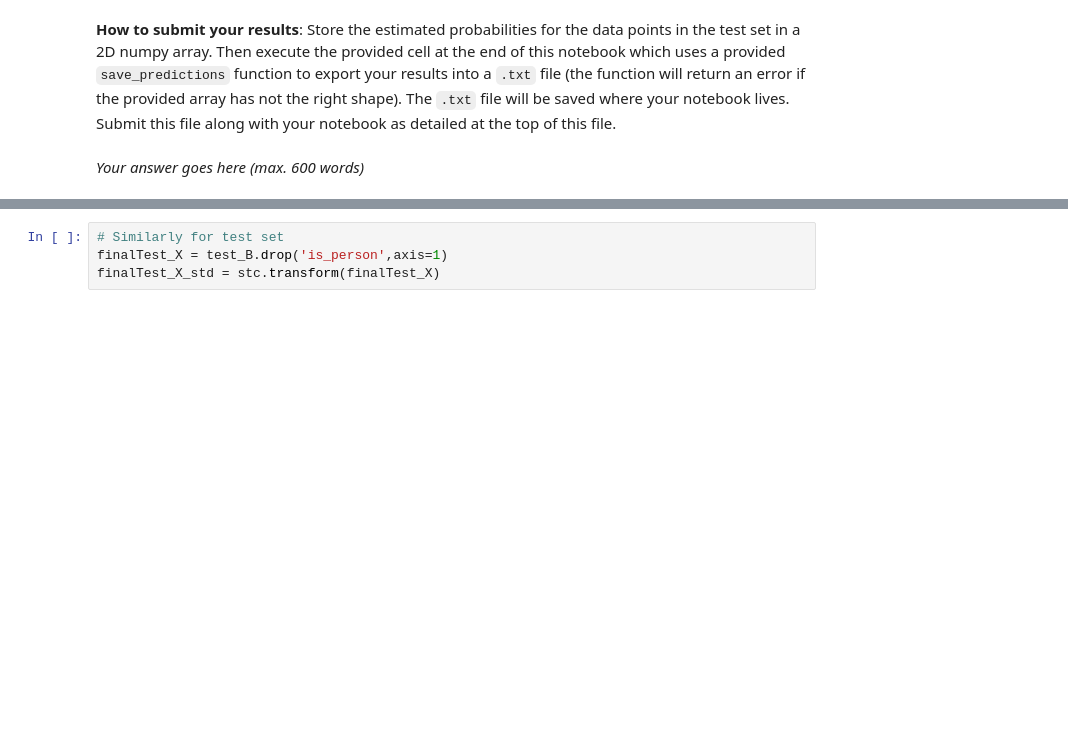
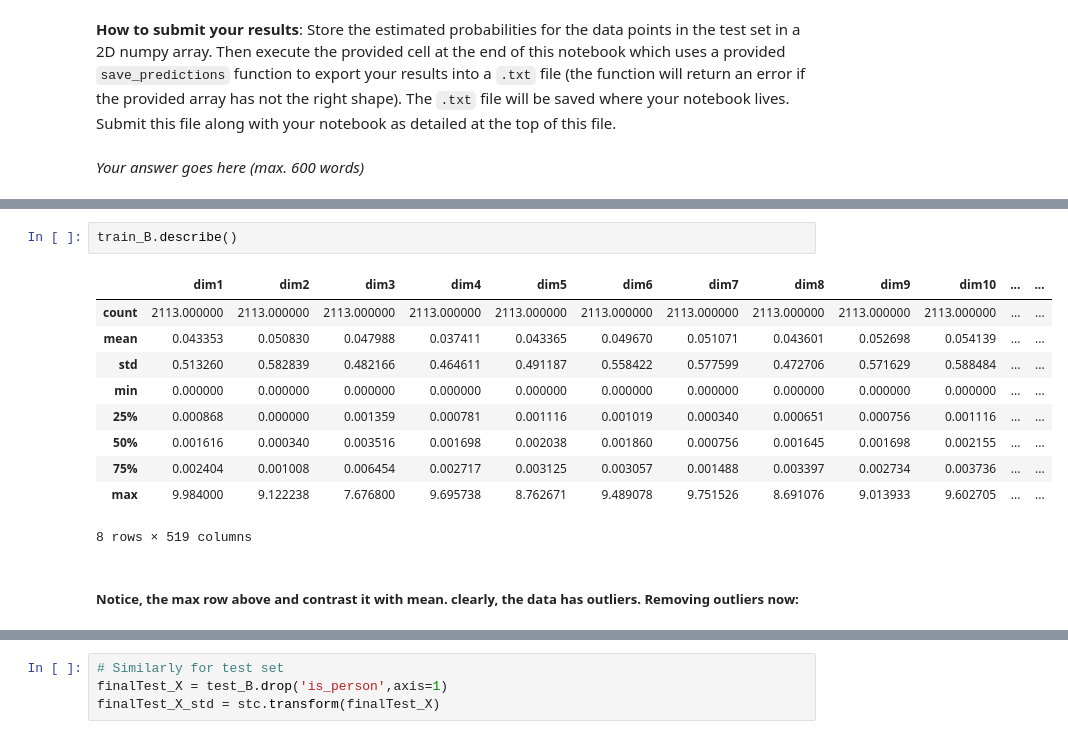
Before and after one commit to anirudhgangwal/IAML, a Jupyter notebook: 07_Assignment_3.ipynb, the cells around one changed output, grey strips where cells are left out. Cells and saved outputs as stored; diff of their text form; blank space fills up the shorter version.

```diff
--- a/07_Assignment_3.ipynb
+++ b/07_Assignment_3.ipynb
@@ -819,0 +827,15 @@ We provide you with three new data sets: a training set (`train_images_partB.csv
+# %%
+train_B.describe()
+# %% [output]
+|  | dim1 | dim2 | dim3 | dim4 | dim5 | dim6 | dim7 | dim8 | dim9 | dim10 | ... | ... |
+| count | 2113.000000 | 2113.000000 | 2113.000000 | 2113.000000 | 2113.000000 | 2113.000000 | 2113.000000 | 2113.000000 | 2113.000000 | 2113.000000 | ... | ... |
+| mean | 0.043353 | 0.050830 | 0.047988 | 0.037411 | 0.043365 | 0.049670 | 0.051071 | 0.043601 | 0.052698 | 0.054139 | ... | ... |
+| std | 0.513260 | 0.582839 | 0.482166 | 0.464611 | 0.491187 | 0.558422 | 0.577599 | 0.472706 | 0.571629 | 0.588484 | ... | ... |
+| min | 0.000000 | 0.000000 | 0.000000 | 0.000000 | 0.000000 | 0.000000 | 0.000000 | 0.000000 | 0.000000 | 0.000000 | ... | ... |
+| 25% | 0.000868 | 0.000000 | 0.001359 | 0.000781 | 0.001116 | 0.001019 | 0.000340 | 0.000651 | 0.000756 | 0.001116 | ... | ... |
+| 50% | 0.001616 | 0.000340 | 0.003516 | 0.001698 | 0.002038 | 0.001860 | 0.000756 | 0.001645 | 0.001698 | 0.002155 | ... | ... |
+| 75% | 0.002404 | 0.001008 | 0.006454 | 0.002717 | 0.003125 | 0.003057 | 0.001488 | 0.003397 | 0.002734 | 0.003736 | ... | ... |
+| max | 9.984000 | 9.122238 | 7.676800 | 9.695738 | 8.762671 | 9.489078 | 9.751526 | 8.691076 | 9.013933 | 9.602705 | ... | ... |
+8 rows × 519 columns
+# %% [markdown]
+##### Notice, the max row above and contrast it with mean. clearly, the data has outliers. Removing outliers now:
```
Also changed, not shown: parts of 39 cells of this notebook, 4 other files.
